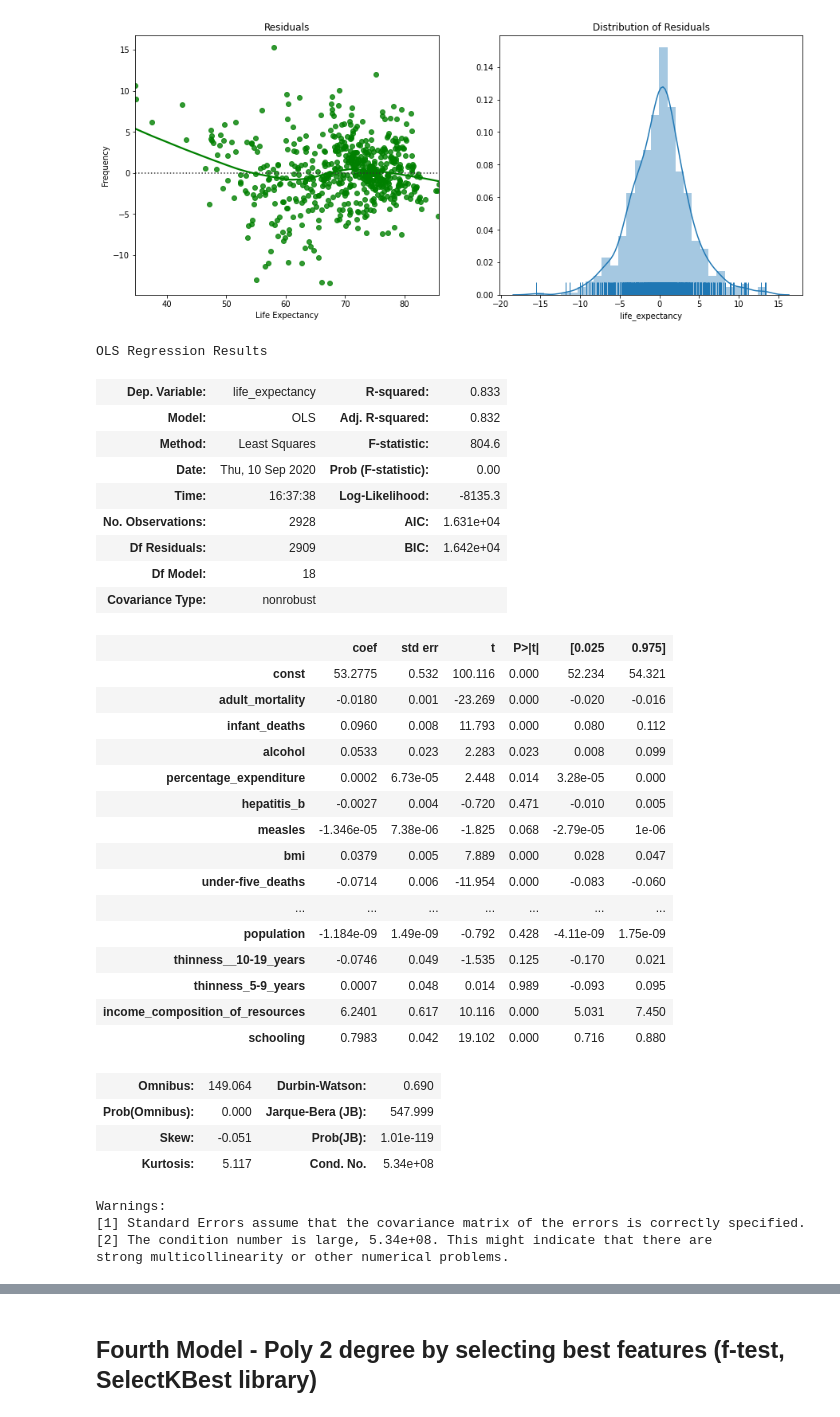
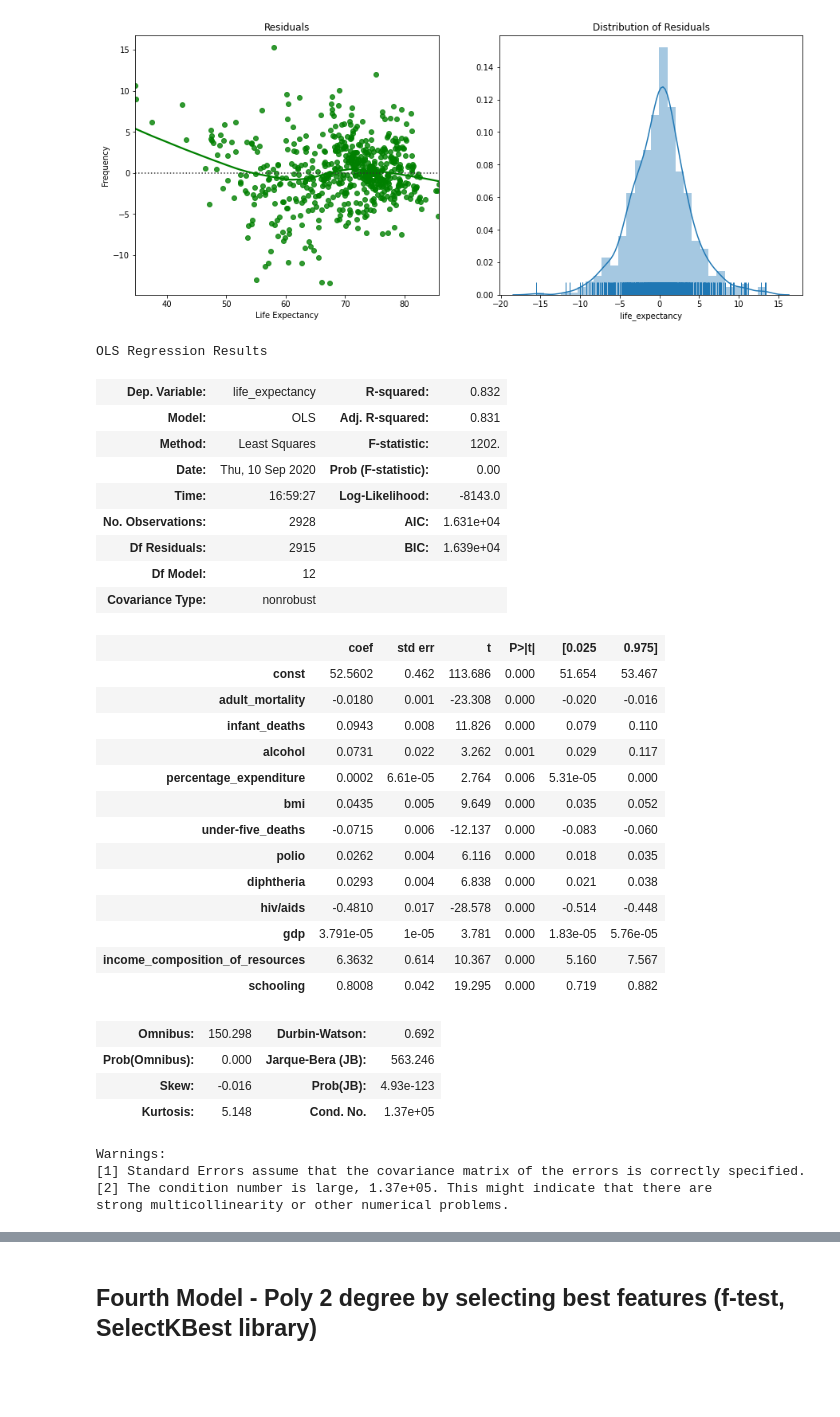
Before and after one commit to bmccabe96/Life_Expectancy_Regression, a Jupyter notebook: regression_model.ipynb, the cells around one changed output, grey strips where cells are left out. Saved outputs shown, nothing was run; the diff lists cells and outputs as text; code cells hidden in the pictures; blank space fills up the shorter version.

Commit message:
fixed adult_mort

```diff
--- a/regression_model.ipynb
+++ b/regression_model.ipynb
@@ -231,43 +223,41 @@ plt.show()
 # %% [output]
 [figure]
 # %%
-X2 = sm.add_constant(X1)
+X2 = sm.add_constant(X2)
 model = sm.OLS(y2,X2)
 results = model.fit()
 
 results.summary()
 # %% [output]
 OLS Regression Results
-| Dep. Variable: | life_expectancy | R-squared: | 0.833 |
-| Model: | OLS | Adj. R-squared: | 0.832 |
-| Method: | Least Squares | F-statistic: | 804.6 |
+| Dep. Variable: | life_expectancy | R-squared: | 0.832 |
+| Model: | OLS | Adj. R-squared: | 0.831 |
+| Method: | Least Squares | F-statistic: | 1202. |
 | Date: | Thu, 10 Sep 2020 | Prob (F-statistic): | 0.00 |
-| Time: | 16:37:38 | Log-Likelihood: | -8135.3 |
+| Time: | 16:59:27 | Log-Likelihood: | -8143.0 |
 | No. Observations: | 2928 | AIC: | 1.631e+04 |
-| Df Residuals: | 2909 | BIC: | 1.642e+04 |
-| Df Model: | 18 |  |  |
+| Df Residuals: | 2915 | BIC: | 1.639e+04 |
+| Df Model: | 12 |  |  |
 | Covariance Type: | nonrobust |  |  |
 |  | coef | std err | t | P>|t| | [0.025 | 0.975] |
-| const | 53.2775 | 0.532 | 100.116 | 0.000 | 52.234 | 54.321 |
-| adult_mortality | -0.0180 | 0.001 | -23.269 | 0.000 | -0.020 | -0.016 |
-| infant_deaths | 0.0960 | 0.008 | 11.793 | 0.000 | 0.080 | 0.112 |
-| alcohol | 0.0533 | 0.023 | 2.283 | 0.023 | 0.008 | 0.099 |
-| percentage_expenditure | 0.0002 | 6.73e-05 | 2.448 | 0.014 | 3.28e-05 | 0.000 |
-| hepatitis_b | -0.0027 | 0.004 | -0.720 | 0.471 | -0.010 | 0.005 |
-| measles | -1.346e-05 | 7.38e-06 | -1.825 | 0.068 | -2.79e-05 | 1e-06 |
-| bmi | 0.0379 | 0.005 | 7.889 | 0.000 | 0.028 | 0.047 |
-| under-five_deaths | -0.0714 | 0.006 | -11.954 | 0.000 | -0.083 | -0.060 |
-| ... | ... | ... | ... | ... | ... | ... |
-| population | -1.184e-09 | 1.49e-09 | -0.792 | 0.428 | -4.11e-09 | 1.75e-09 |
-| thinness__10-19_years | -0.0746 | 0.049 | -1.535 | 0.125 | -0.170 | 0.021 |
-| thinness_5-9_years | 0.0007 | 0.048 | 0.014 | 0.989 | -0.093 | 0.095 |
-| income_composition_of_resources | 6.2401 | 0.617 | 10.116 | 0.000 | 5.031 | 7.450 |
-| schooling | 0.7983 | 0.042 | 19.102 | 0.000 | 0.716 | 0.880 |
+| const | 52.5602 | 0.462 | 113.686 | 0.000 | 51.654 | 53.467 |
+| adult_mortality | -0.0180 | 0.001 | -23.308 | 0.000 | -0.020 | -0.016 |
+| infant_deaths | 0.0943 | 0.008 | 11.826 | 0.000 | 0.079 | 0.110 |
+| alcohol | 0.0731 | 0.022 | 3.262 | 0.001 | 0.029 | 0.117 |
+| percentage_expenditure | 0.0002 | 6.61e-05 | 2.764 | 0.006 | 5.31e-05 | 0.000 |
+| bmi | 0.0435 | 0.005 | 9.649 | 0.000 | 0.035 | 0.052 |
+| under-five_deaths | -0.0715 | 0.006 | -12.137 | 0.000 | -0.083 | -0.060 |
+| polio | 0.0262 | 0.004 | 6.116 | 0.000 | 0.018 | 0.035 |
+| diphtheria | 0.0293 | 0.004 | 6.838 | 0.000 | 0.021 | 0.038 |
+| hiv/aids | -0.4810 | 0.017 | -28.578 | 0.000 | -0.514 | -0.448 |
+| gdp | 3.791e-05 | 1e-05 | 3.781 | 0.000 | 1.83e-05 | 5.76e-05 |
+| income_composition_of_resources | 6.3632 | 0.614 | 10.367 | 0.000 | 5.160 | 7.567 |
+| schooling | 0.8008 | 0.042 | 19.295 | 0.000 | 0.719 | 0.882 |
-| Omnibus: | 149.064 | Durbin-Watson: | 0.690 |
-| Prob(Omnibus): | 0.000 | Jarque-Bera (JB): | 547.999 |
-| Skew: | -0.051 | Prob(JB): | 1.01e-119 |
-| Kurtosis: | 5.117 | Cond. No. | 5.34e+08 |
+| Omnibus: | 150.298 | Durbin-Watson: | 0.692 |
+| Prob(Omnibus): | 0.000 | Jarque-Bera (JB): | 563.246 |
+| Skew: | -0.016 | Prob(JB): | 4.93e-123 |
+| Kurtosis: | 5.148 | Cond. No. | 1.37e+05 |
 Warnings:
 [1] Standard Errors assume that the covariance matrix of the errors is correctly specified.
-[2] The condition number is large, 5.34e+08. This might indicate that there are
+[2] The condition number is large, 1.37e+05. This might indicate that there are
 strong multicollinearity or other numerical problems.
```
Also changed, not shown: parts of 22 cells of this notebook, 1 other file.
